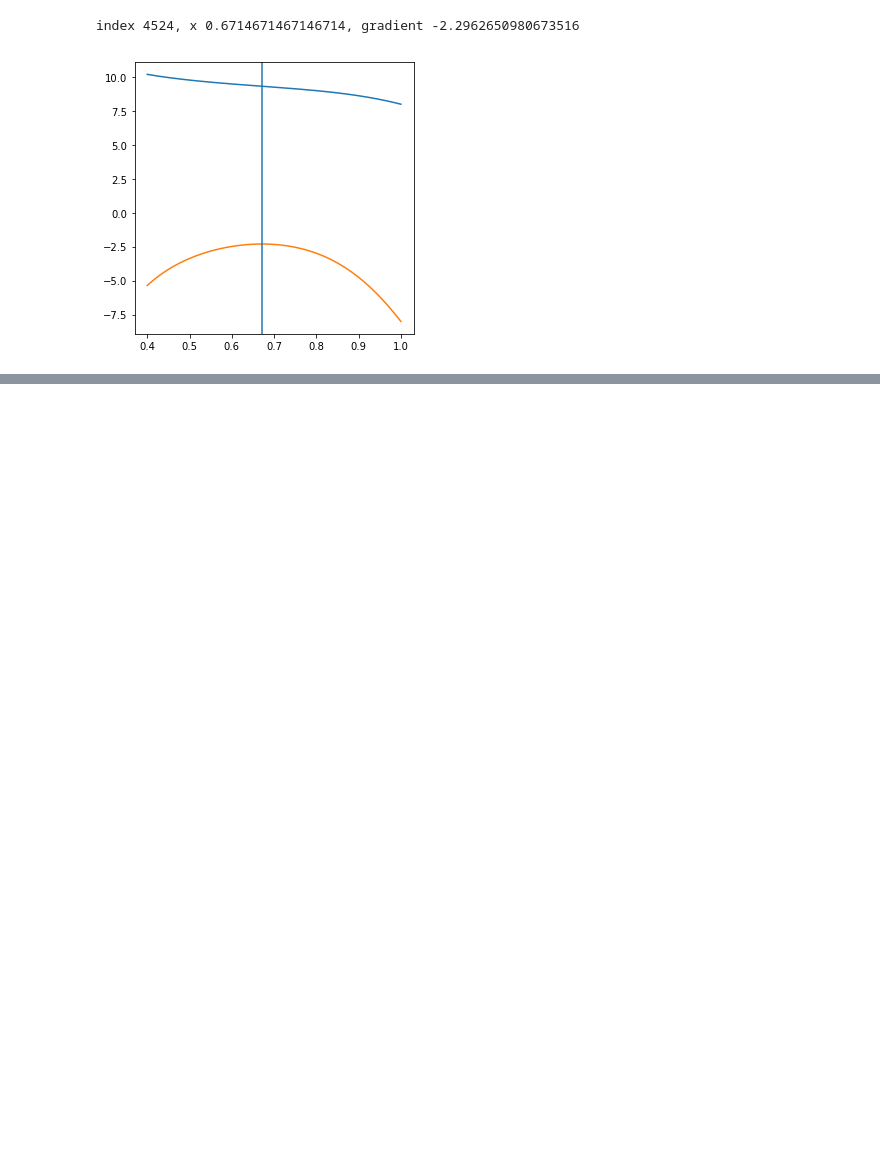
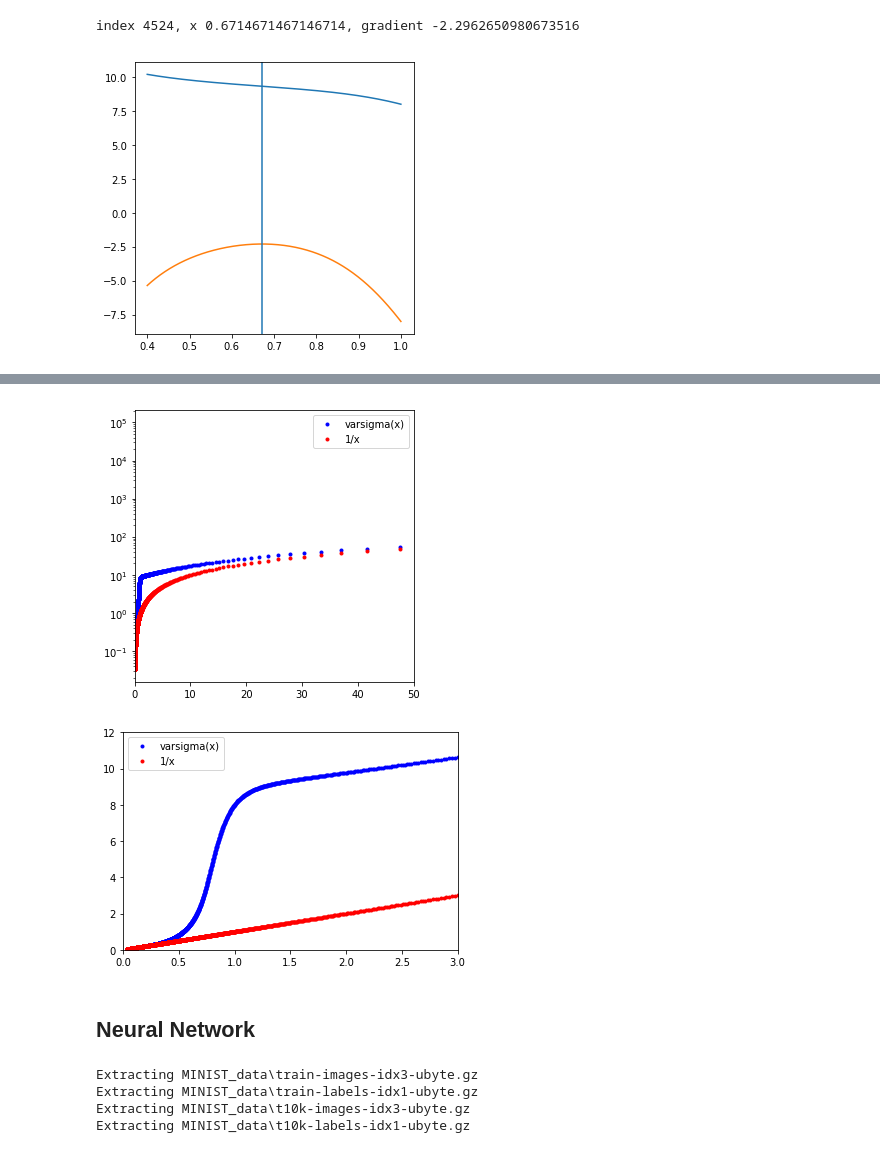
Before and after one commit to Xpitfire/deep-learning, a Jupyter notebook: experiments/Number_Theory.ipynb, the cells around one changed output, grey strips where cells are left out. Saved outputs shown, nothing was run; the diff lists cells and outputs as text; code cells hidden in the pictures; blank space fills up the shorter version.

```diff
--- a/experiments/Number_Theory.ipynb
+++ b/experiments/Number_Theory.ipynb
@@ -165,0 +240,24 @@ print(factoral_sum(0.4))
+# %%
+plt.figure(figsize=(5,5))
+
+plt.plot(base_inverse_list, base_result, 'b.', label="varsigma(x)")
+plt.plot(base_inverse_list, base_inverse_list, 'r.', label="1/x")
+plt.yscale('log')
+plt.xlim(0, 50)
+plt.legend()
+
+plt.show()
+
+plt.plot(base_inverse_list, base_result, 'b.', label="varsigma(x)")
+plt.plot(base_inverse_list, base_inverse_list, 'r.', label="1/x")
+
+plt.ylim(0, 12)
+plt.xlim(0, 3)
+plt.legend()
+
+plt.show()
+# %% [output]
+[figure, added]
+[figure, added]
+# %% [markdown]
+## Neural Network
@@ -165,0 +267,7 @@ print(factoral_sum(0.4))
+# %%
+mnist = input_data.read_data_sets('MINIST_data', validation_size=0)
+# %% [output]
+Extracting MINIST_data\train-images-idx3-ubyte.gz
+Extracting MINIST_data\train-labels-idx1-ubyte.gz
+Extracting MINIST_data\t10k-images-idx3-ubyte.gz
+Extracting MINIST_data\t10k-labels-idx1-ubyte.gz
```
Also changed, not shown: parts of 34 cells of this notebook.
